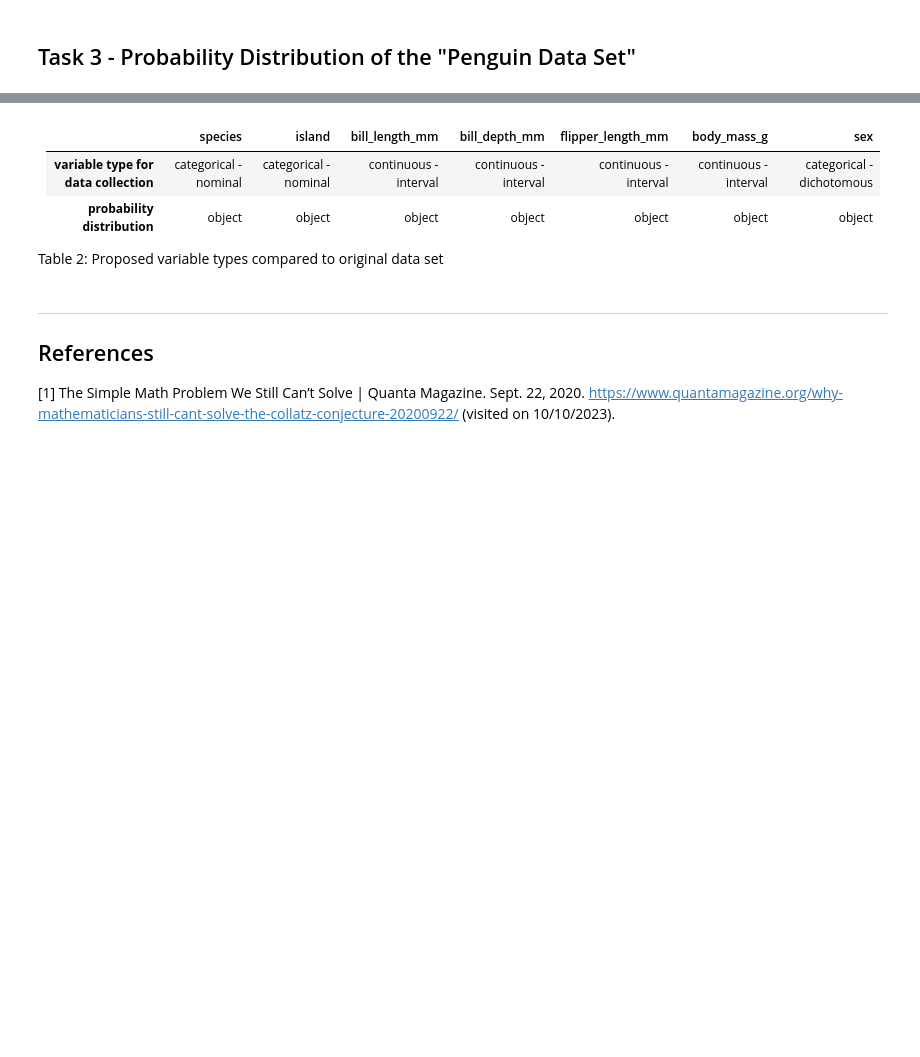
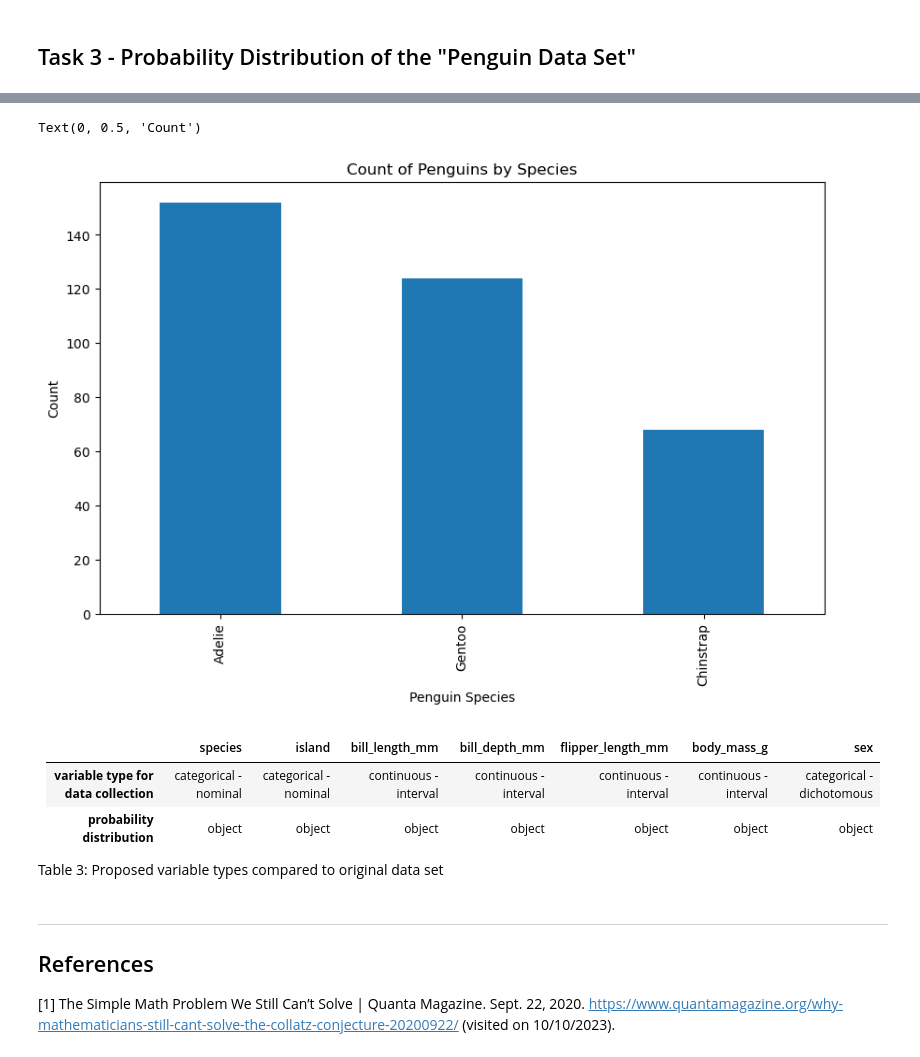
Before and after one commit to emma2d/Fundamentals_of_DA, a Jupyter notebook: tasks.ipynb, the cells around one changed output, grey strips where cells are left out. Saved outputs shown, nothing was run; the diff lists cells and outputs as text; code cells hidden in the pictures; blank space fills up the shorter version.

```diff
--- a/tasks.ipynb
+++ b/tasks.ipynb
@@ -221,3 +346,15 @@ For each of the variables in the penguins data set, suggest what probability dis
+# %%
+# Create an empty plot.
+fig, ax = plt.subplots(figsize=(12, 6))
+
+# Plot a bar chart
+
+ax = penguin_data['species'].value_counts().plot(kind='bar', figsize=(10,6), title="Count of Penguins by Species")
+ax.set_xlabel("Penguin Species")
+ax.set_ylabel("Count")
+# %% [output]
+Text(0, 0.5, 'Count')
+[figure, added]
 # %% [markdown]
  ||species |island |bill_length_mm| bill_depth_mm |flipper_length_mm |body_mass_g |  sex|
  |---|:---|---|---|---|---|---|---|
@@ -225,7 +362,7 @@ For each of the variables in the penguins data set, suggest what probability dis
   |**probability distribution**|object|object|object|object|object|object|object|
 
 
- Table 2: Proposed variable types compared to original data set
+ Table 3: Proposed variable types compared to original data set
 # %% [markdown]
 ***
 ## References
```
Also changed, not shown: parts of 34 cells of this notebook.
